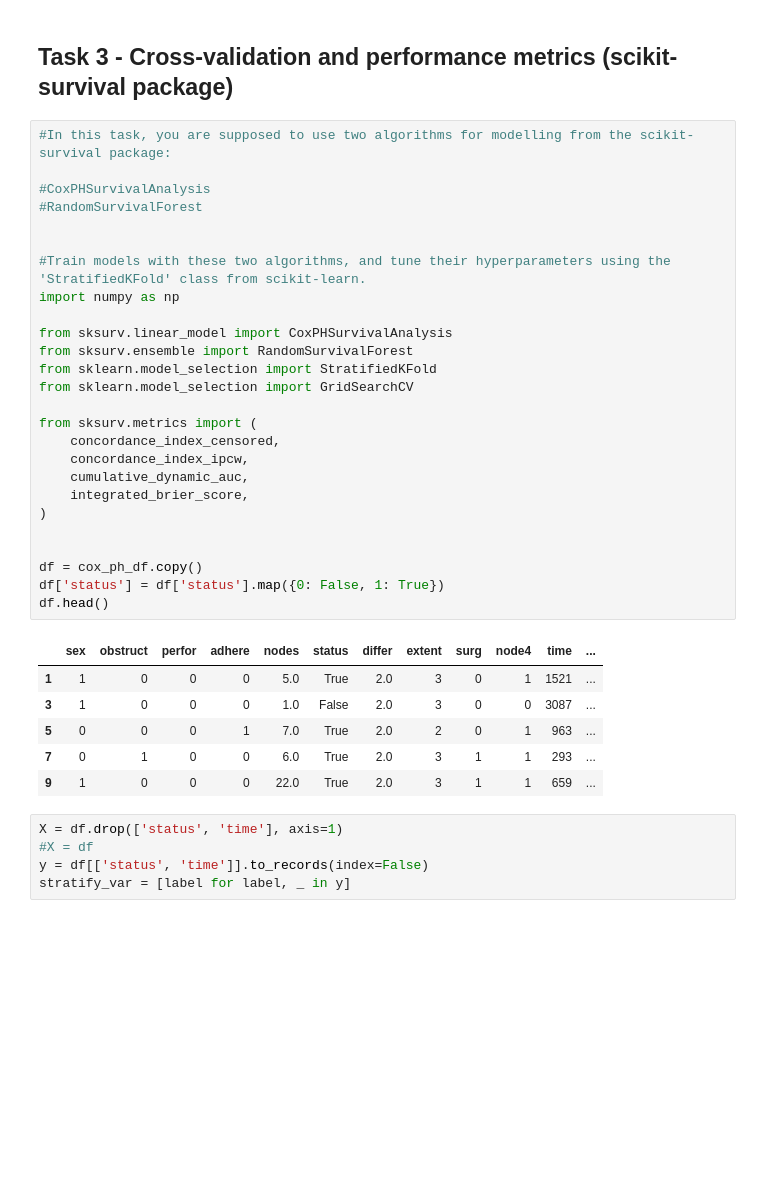
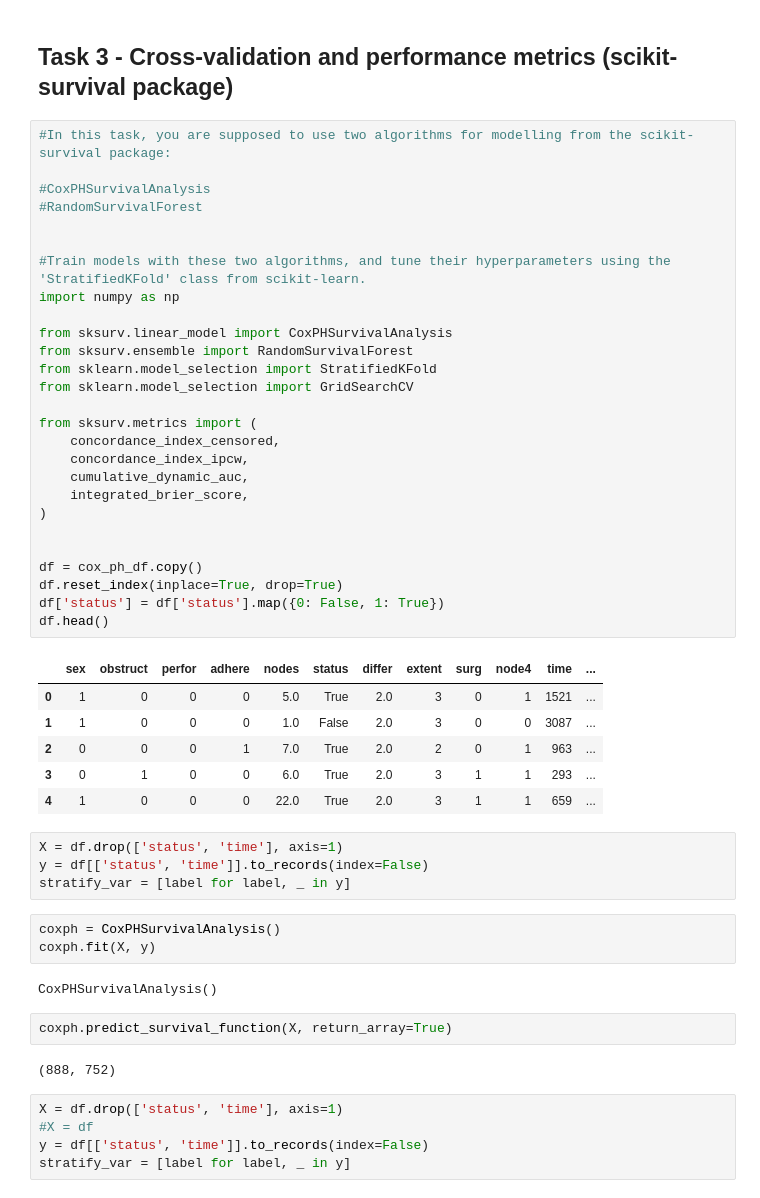
Before and after one commit to erlendrisvik/DAT350_CA, a Jupyter notebook: compulsory_2_erlend_risvik.ipynb, the cells around one changed output. Saved outputs shown, nothing was run; the diff lists cells and outputs as text; blank space fills up the shorter version.

```diff
--- a/compulsory_2_erlend_risvik.ipynb
+++ b/compulsory_2_erlend_risvik.ipynb
@@ -482,36 +482,50 @@ An other potential reason is that the model considers the covariates simultaniou
 # %%
 #In this task, you are supposed to use two algorithms for modelling from the scikit-survival package:
 
 #CoxPHSurvivalAnalysis
 #RandomSurvivalForest
 
 
 #Train models with these two algorithms, and tune their hyperparameters using the 'StratifiedKFold' class from scikit-learn.
 import numpy as np
 
 from sksurv.linear_model import CoxPHSurvivalAnalysis
 from sksurv.ensemble import RandomSurvivalForest
 from sklearn.model_selection import StratifiedKFold
 from sklearn.model_selection import GridSearchCV
 
 from sksurv.metrics import (
     concordance_index_censored,
     concordance_index_ipcw,
     cumulative_dynamic_auc,
     integrated_brier_score,
 )
 
 
 df = cox_ph_df.copy()
+df.reset_index(inplace=True, drop=True)
 df['status'] = df['status'].map({0: False, 1: True})
 df.head()
 # %% [output]
 |  | sex | obstruct | perfor | adhere | nodes | status | differ | extent | surg | node4 | time | ... |
-| 1 | 1 | 0 | 0 | 0 | 5.0 | True | 2.0 | 3 | 0 | 1 | 1521 | ... |
-| 3 | 1 | 0 | 0 | 0 | 1.0 | False | 2.0 | 3 | 0 | 0 | 3087 | ... |
-| 5 | 0 | 0 | 0 | 1 | 7.0 | True | 2.0 | 2 | 0 | 1 | 963 | ... |
-| 7 | 0 | 1 | 0 | 0 | 6.0 | True | 2.0 | 3 | 1 | 1 | 293 | ... |
-| 9 | 1 | 0 | 0 | 0 | 22.0 | True | 2.0 | 3 | 1 | 1 | 659 | ... |
+| 0 | 1 | 0 | 0 | 0 | 5.0 | True | 2.0 | 3 | 0 | 1 | 1521 | ... |
+| 1 | 1 | 0 | 0 | 0 | 1.0 | False | 2.0 | 3 | 0 | 0 | 3087 | ... |
+| 2 | 0 | 0 | 0 | 1 | 7.0 | True | 2.0 | 2 | 0 | 1 | 963 | ... |
+| 3 | 0 | 1 | 0 | 0 | 6.0 | True | 2.0 | 3 | 1 | 1 | 293 | ... |
+| 4 | 1 | 0 | 0 | 0 | 22.0 | True | 2.0 | 3 | 1 | 1 | 659 | ... |
+# %%
+X = df.drop(['status', 'time'], axis=1)
+y = df[['status', 'time']].to_records(index=False)
+stratify_var = [label for label, _ in y]
+# %%
+coxph = CoxPHSurvivalAnalysis()
+coxph.fit(X, y)
+# %% [output]
+CoxPHSurvivalAnalysis()
+# %%
+coxph.predict_survival_function(X, return_array=True)
+# %% [output]
+(888, 752)
 # %%
 X = df.drop(['status', 'time'], axis=1)
 #X = df
```
Also changed, not shown: parts of 10 cells of this notebook.
